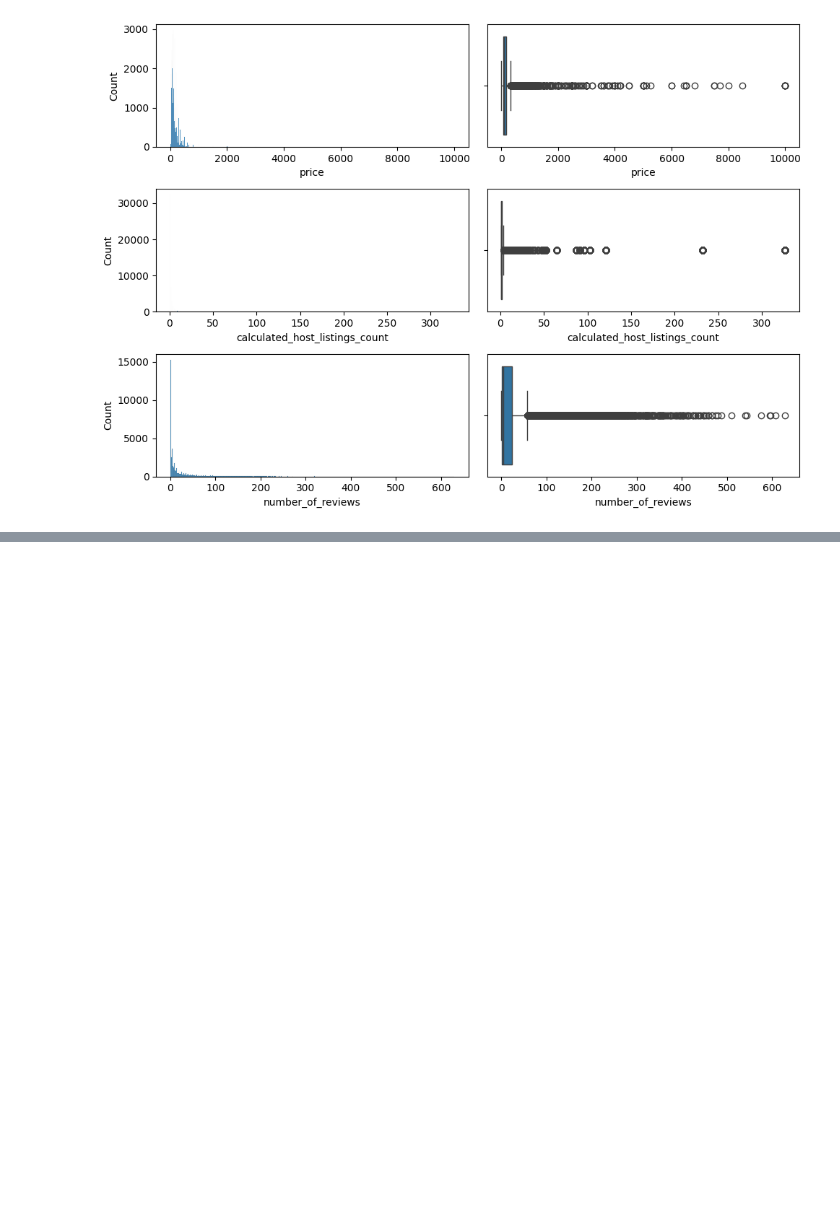
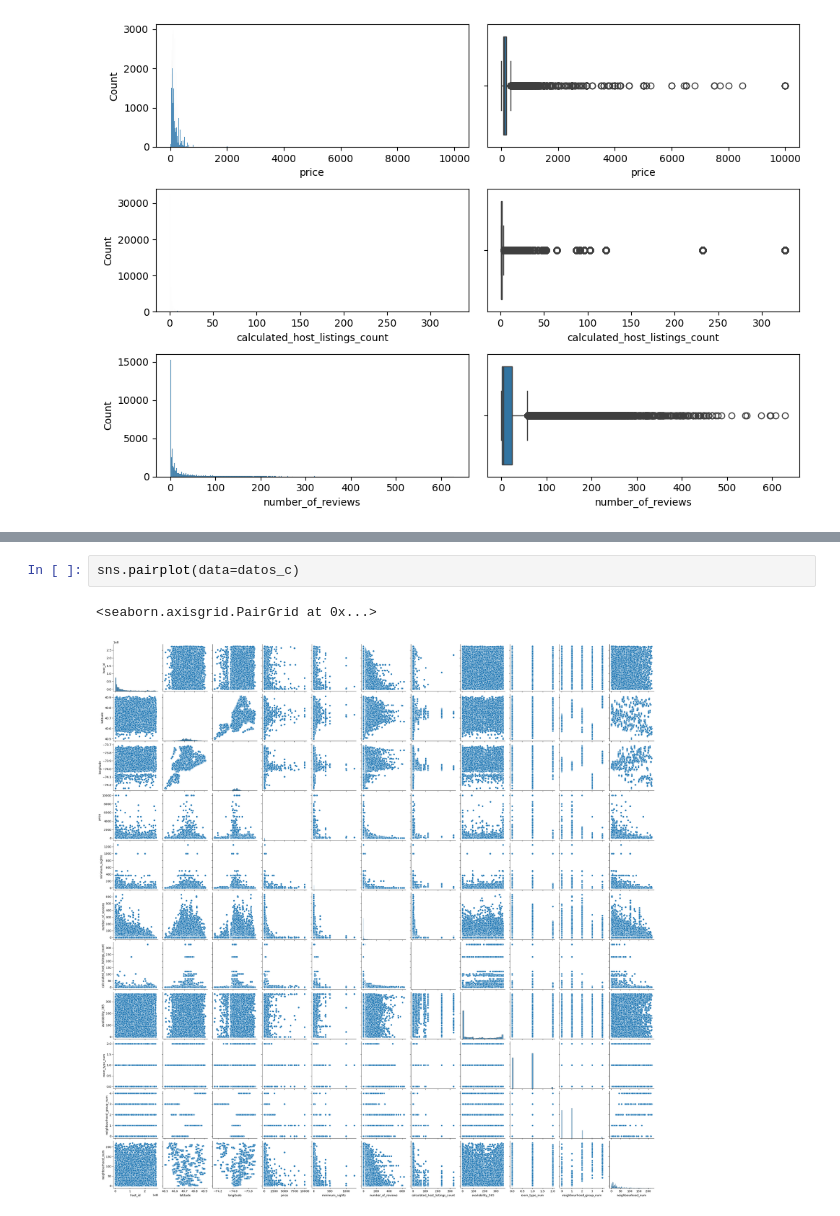
Before and after one commit to RF3814/EDA_RH, a Jupyter notebook: src/explore.ipynb, the cells around one changed output, grey strips where cells are left out. Cells and saved outputs as stored; diff of their text form; blank space fills up the shorter version.

```diff
--- a/src/explore.ipynb
+++ b/src/explore.ipynb
@@ -100,0 +136,5 @@ plt.show()
+# %%
+sns.pairplot(data=datos_c)
+# %% [output]
+<seaborn.axisgrid.PairGrid at 0x...>
+[figure, added]
```
Also changed, not shown: parts of 13 cells of this notebook, 2 other files.
